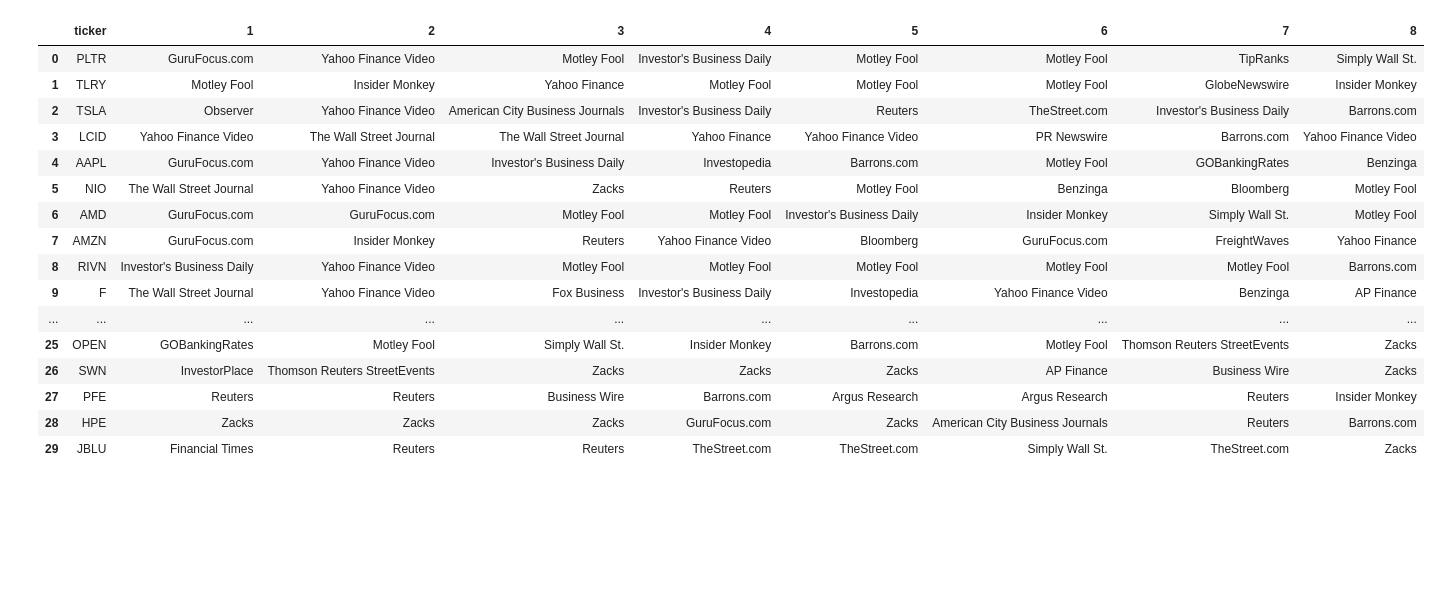
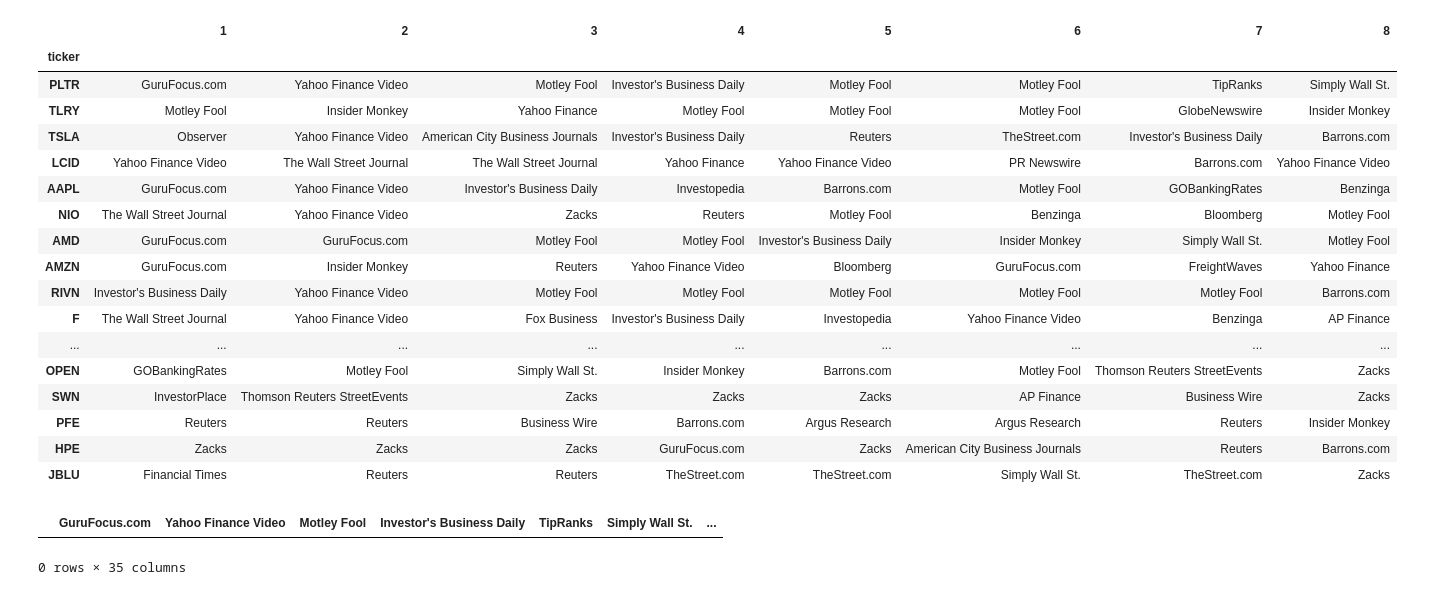
Before and after one commit to ReiannaLiu/project_1, a Jupyter notebook: reianna_analysis/publisher_stock_analyze.ipynb, the cells around one changed output. Saved outputs shown, nothing was run; the diff lists cells and outputs as text; code cells hidden in the pictures; blank space fills up the shorter version.

```diff
--- a/reianna_analysis/publisher_stock_analyze.ipynb
+++ b/reianna_analysis/publisher_stock_analyze.ipynb
@@ -5,29 +5,38 @@ import matplotlib.pyplot as plt
 import yfinance as yf
 import seaborn as sns
 # %%
-news_df = pd.read_csv('Resources/ticker_news.csv')
+news_df = pd.read_csv('Resources/ticker_news.csv').set_index('ticker')
 
 news_df
 # %% [output]
-|  | ticker | 1 | 2 | 3 | 4 | 5 | 6 | 7 | 8 |
-| 0 | PLTR | GuruFocus.com | Yahoo Finance Video | Motley Fool | Investor's Business Daily | Motley Fool | Motley Fool | TipRanks | Simply Wall St. |
-| 1 | TLRY | Motley Fool | Insider Monkey | Yahoo Finance | Motley Fool | Motley Fool | Motley Fool | GlobeNewswire | Insider Monkey |
-| 2 | TSLA | Observer | Yahoo Finance Video | American City Business Journals | Investor's Business Daily | Reuters | TheStreet.com | Investor's Business Daily | Barrons.com |
-| 3 | LCID | Yahoo Finance Video | The Wall Street Journal | The Wall Street Journal | Yahoo Finance | Yahoo Finance Video | PR Newswire | Barrons.com | Yahoo Finance Video |
-| 4 | AAPL | GuruFocus.com | Yahoo Finance Video | Investor's Business Daily | Investopedia | Barrons.com | Motley Fool | GOBankingRates | Benzinga |
-| 5 | NIO | The Wall Street Journal | Yahoo Finance Video | Zacks | Reuters | Motley Fool | Benzinga | Bloomberg | Motley Fool |
-| 6 | AMD | GuruFocus.com | GuruFocus.com | Motley Fool | Motley Fool | Investor's Business Daily | Insider Monkey | Simply Wall St. | Motley Fool |
-| 7 | AMZN | GuruFocus.com | Insider Monkey | Reuters | Yahoo Finance Video | Bloomberg | GuruFocus.com | FreightWaves | Yahoo Finance |
-| 8 | RIVN | Investor's Business Daily | Yahoo Finance Video | Motley Fool | Motley Fool | Motley Fool | Motley Fool | Motley Fool | Barrons.com |
-| 9 | F | The Wall Street Journal | Yahoo Finance Video | Fox Business | Investor's Business Daily | Investopedia | Yahoo Finance Video | Benzinga | AP Finance |
-| ... | ... | ... | ... | ... | ... | ... | ... | ... | ... |
-| 25 | OPEN | GOBankingRates | Motley Fool | Simply Wall St. | Insider Monkey | Barrons.com | Motley Fool | Thomson Reuters StreetEvents | Zacks |
-| 26 | SWN | InvestorPlace | Thomson Reuters StreetEvents | Zacks | Zacks | Zacks | AP Finance | Business Wire | Zacks |
-| 27 | PFE | Reuters | Reuters | Business Wire | Barrons.com | Argus Research | Argus Research | Reuters | Insider Monkey |
-| 28 | HPE | Zacks | Zacks | Zacks | GuruFocus.com | Zacks | American City Business Journals | Reuters | Barrons.com |
-| 29 | JBLU | Financial Times | Reuters | Reuters | TheStreet.com | TheStreet.com | Simply Wall St. | TheStreet.com | Zacks |
+|  | 1 | 2 | 3 | 4 | 5 | 6 | 7 | 8 |
+| ticker |  |  |  |  |  |  |  |  |
+| PLTR | GuruFocus.com | Yahoo Finance Video | Motley Fool | Investor's Business Daily | Motley Fool | Motley Fool | TipRanks | Simply Wall St. |
+| TLRY | Motley Fool | Insider Monkey | Yahoo Finance | Motley Fool | Motley Fool | Motley Fool | GlobeNewswire | Insider Monkey |
+| TSLA | Observer | Yahoo Finance Video | American City Business Journals | Investor's Business Daily | Reuters | TheStreet.com | Investor's Business Daily | Barrons.com |
+| LCID | Yahoo Finance Video | The Wall Street Journal | The Wall Street Journal | Yahoo Finance | Yahoo Finance Video | PR Newswire | Barrons.com | Yahoo Finance Video |
+| AAPL | GuruFocus.com | Yahoo Finance Video | Investor's Business Daily | Investopedia | Barrons.com | Motley Fool | GOBankingRates | Benzinga |
+| NIO | The Wall Street Journal | Yahoo Finance Video | Zacks | Reuters | Motley Fool | Benzinga | Bloomberg | Motley Fool |
+| AMD | GuruFocus.com | GuruFocus.com | Motley Fool | Motley Fool | Investor's Business Daily | Insider Monkey | Simply Wall St. | Motley Fool |
+| AMZN | GuruFocus.com | Insider Monkey | Reuters | Yahoo Finance Video | Bloomberg | GuruFocus.com | FreightWaves | Yahoo Finance |
+| RIVN | Investor's Business Daily | Yahoo Finance Video | Motley Fool | Motley Fool | Motley Fool | Motley Fool | Motley Fool | Barrons.com |
+| F | The Wall Street Journal | Yahoo Finance Video | Fox Business | Investor's Business Daily | Investopedia | Yahoo Finance Video | Benzinga | AP Finance |
+| ... | ... | ... | ... | ... | ... | ... | ... | ... |
+| OPEN | GOBankingRates | Motley Fool | Simply Wall St. | Insider Monkey | Barrons.com | Motley Fool | Thomson Reuters StreetEvents | Zacks |
+| SWN | InvestorPlace | Thomson Reuters StreetEvents | Zacks | Zacks | Zacks | AP Finance | Business Wire | Zacks |
+| PFE | Reuters | Reuters | Business Wire | Barrons.com | Argus Research | Argus Research | Reuters | Insider Monkey |
+| HPE | Zacks | Zacks | Zacks | GuruFocus.com | Zacks | American City Business Journals | Reuters | Barrons.com |
+| JBLU | Financial Times | Reuters | Reuters | TheStreet.com | TheStreet.com | Simply Wall St. | TheStreet.com | Zacks |
 # %%
 categories = pd.unique(news_df.values.flatten())
+# %%
+# Create a new DataFrame to store the publisher counts
+publisher_counts = pd.DataFrame(columns=list(categories))
+
+publisher_counts
+# %% [output]
+|  | GuruFocus.com | Yahoo Finance Video | Motley Fool | Investor's Business Daily | TipRanks | Simply Wall St. | ... |
+0 rows × 35 columns
 # %%
 # Create a new DataFrame to store the publisher counts
 publisher_counts = pd.DataFrame(columns=['ticker'] + list(categories))
```
Also changed, not shown: parts of 6 cells of this notebook, 6 other files.
